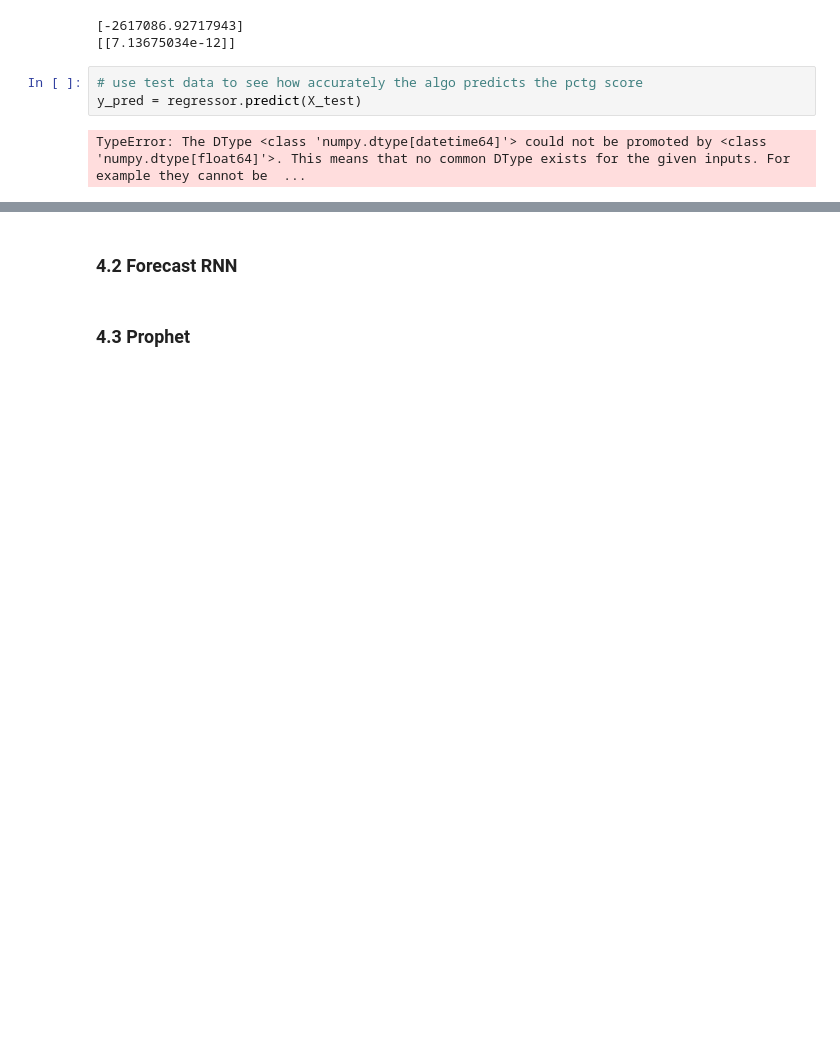
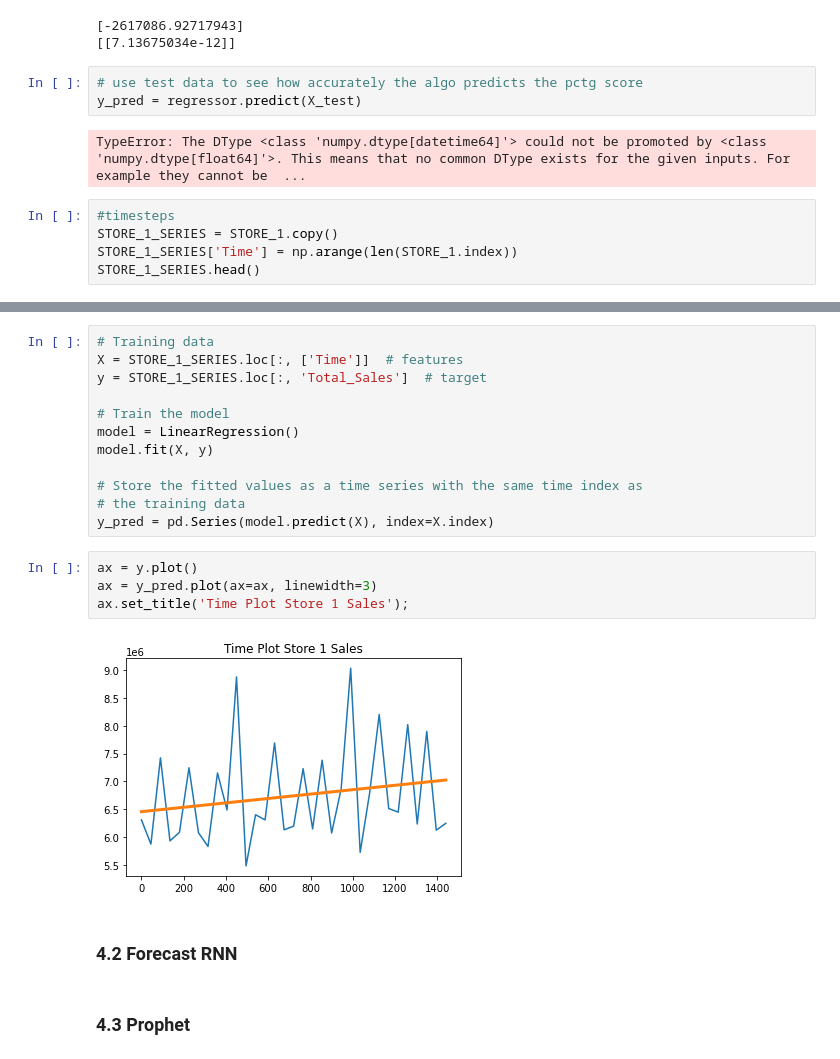
Before and after one commit to lebesguee/walmart_forecast, a Jupyter notebook: forecasting.ipynb, the cells around one changed output, grey strips where cells are left out. Saved outputs shown, nothing was run; the diff lists cells and outputs as text; blank space fills up the shorter version.

Commit message:
Feat: Added Linear Regression Model, forecasting Store1 Sales

```diff
--- a/forecasting.ipynb
+++ b/forecasting.ipynb
@@ -222,3 +222,8 @@ print(regressor.coef_)
 y_pred = regressor.predict(X_test)
 # %% [output]
 TypeError: The DType <class 'numpy.dtype[datetime64]'> could not be promoted by <class 'numpy.dtype[float64]'>. This means that no common DType exists for the given inputs. For example they cannot be  ...
+# %%
+#timesteps
+STORE_1_SERIES = STORE_1.copy()
+STORE_1_SERIES['Time'] = np.arange(len(STORE_1.index))
+STORE_1_SERIES.head()
@@ -225,3 +237,21 @@ TypeError: The DType <class 'numpy.dtype[datetime64]'> could not be promoted by
+# %%
+# Training data
+X = STORE_1_SERIES.loc[:, ['Time']]  # features
+y = STORE_1_SERIES.loc[:, 'Total_Sales']  # target
+
+# Train the model
+model = LinearRegression()
+model.fit(X, y)
+
+# Store the fitted values as a time series with the same time index as
+# the training data
+y_pred = pd.Series(model.predict(X), index=X.index)
+# %%
+ax = y.plot()
+ax = y_pred.plot(ax=ax, linewidth=3)
+ax.set_title('Time Plot Store 1 Sales');
+# %% [output]
+[figure, added]
 # %% [markdown]
 ### 4.2 Forecast RNN
 # %% [markdown]
```
Also changed, not shown: parts of 1 cell of this notebook.
